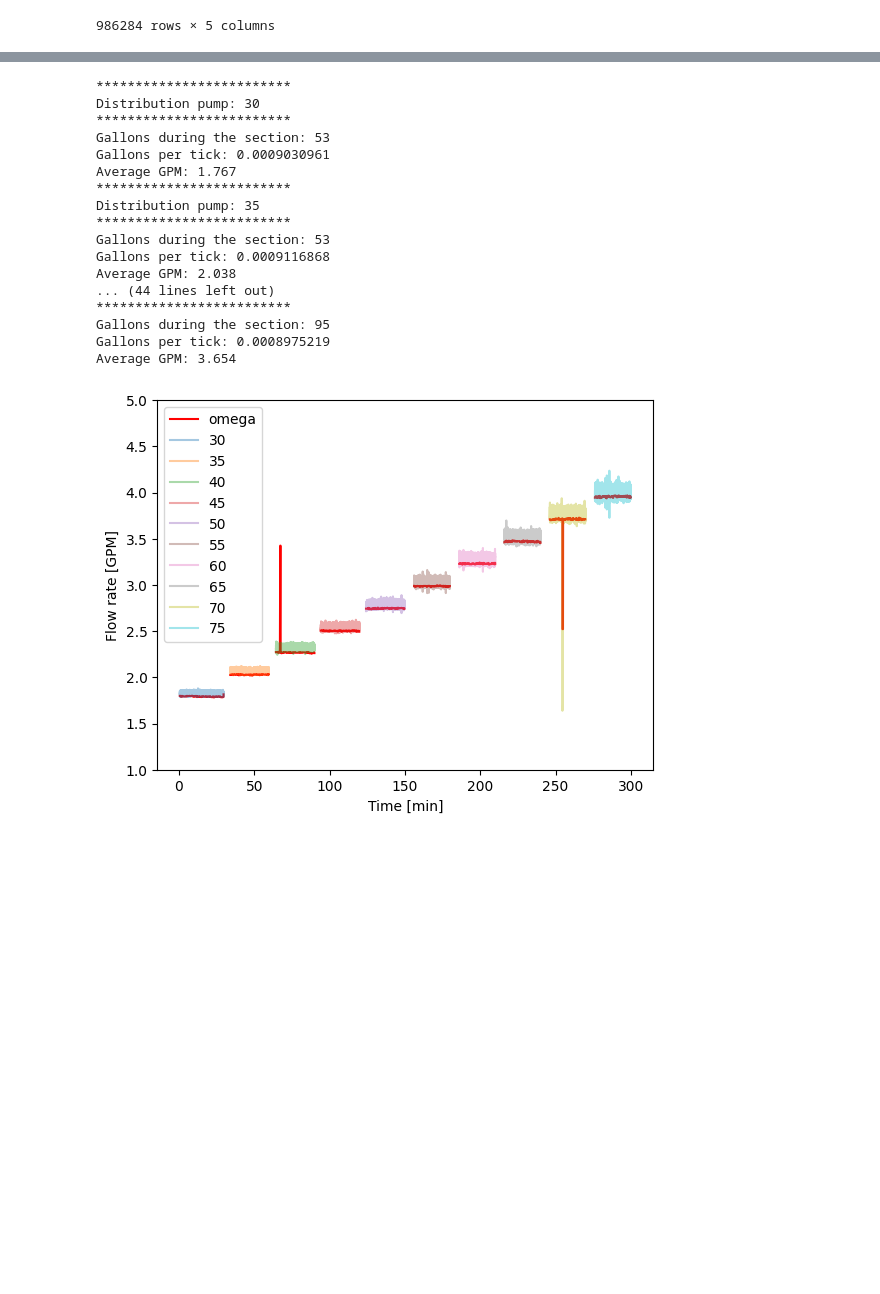
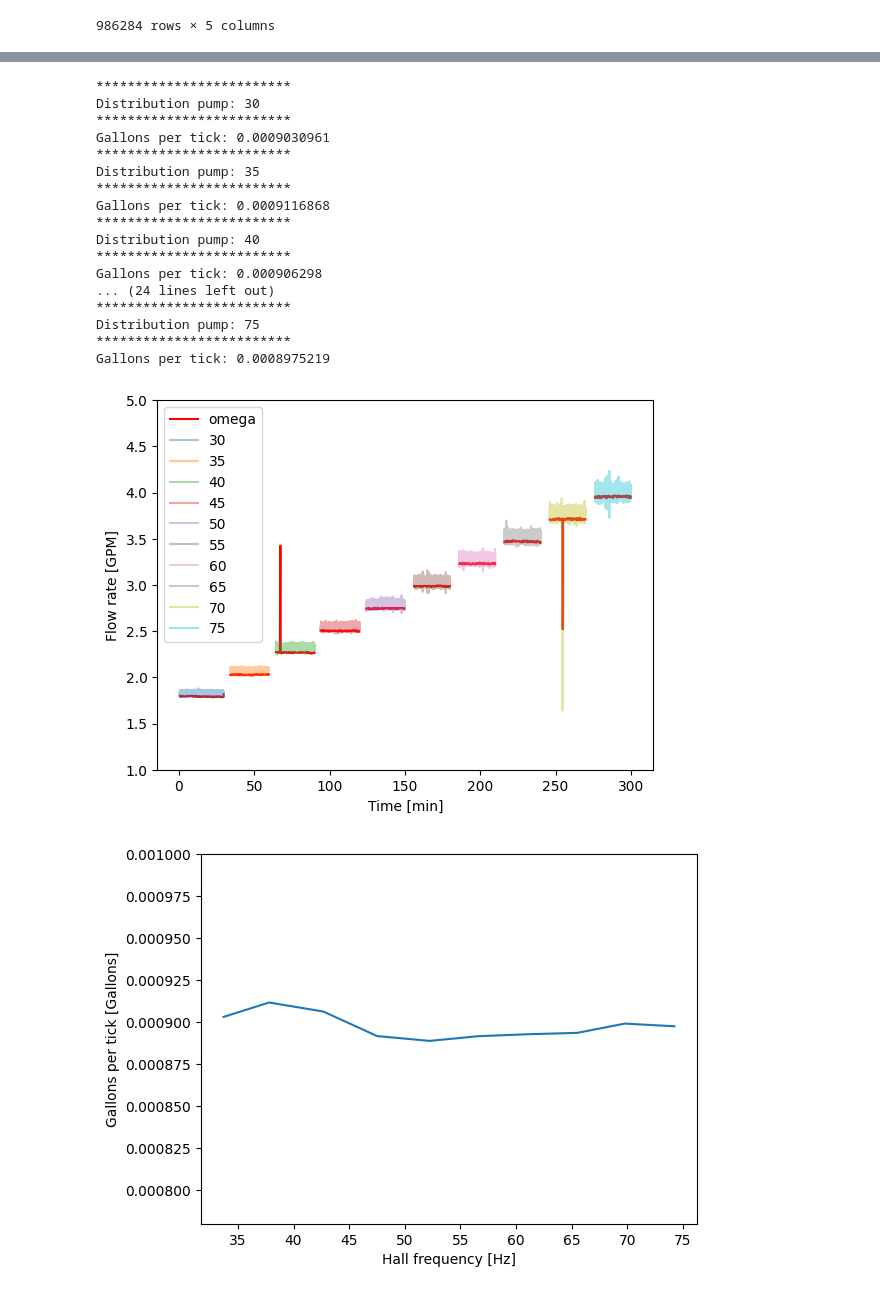
Before and after one commit to thdfw/gwks, a Jupyter notebook: pico/flowmeter/flow_data_analysis/simple_analysis.ipynb, the cells around one changed output, grey strips where cells are left out. Saved outputs shown, nothing was run; the diff lists cells and outputs as text; code cells hidden in the pictures; blank space fills up the shorter version.

```diff
--- a/pico/flowmeter/flow_data_analysis/simple_analysis.ipynb
+++ b/pico/flowmeter/flow_data_analysis/simple_analysis.ipynb
@@ -131,11 +148,14 @@ for section in range(10):
 
     # Count the gallons per tick
     gallons = len(df[df.sensor=='Omega'])
-    print(f'Gallons during the section: {round(gallons,1)}')
+    #print(f'Gallons during the section: {round(gallons,1)}')
     hall_gallons_per_tick = gallons / len(df[df.sensor=='Hall'])
     print(f'Gallons per tick: {round(hall_gallons_per_tick,10)}')
-    average = gallons/30 if min_time<30 else gallons/26
-    print(f'Average GPM: {round(average,3)}')
+    #print(f"Average GPM: {round(60*np.mean(df[df.sensor=='Omega'].omega_frequency),2)}")
+
+    # Get average frequency
+    #print(f"Average hall frequency: {round(np.mean(df[df.sensor=='Hall'].hall_frequency),3)}")
+    #print(f"Average omega frequency: {round(np.mean(df[df.sensor=='Omega'].omega_frequency),3)}")
 
     # Compute GPM
     df['hall_GPM'] = df['hall_frequency'] * hall_gallons_per_tick * 60
@@ -152,24 +172,35 @@ for section in range(10):
     plt.ylim([1,5])
     plt.legend()
 
-plt.savefig('plot.png', dpi=200)
+    #plt.savefig('plot.png', dpi=200)
 plt.show()
 # %% [output]
 *************************
 Distribution pump: 30
 *************************
-Gallons during the section: 53
 Gallons per tick: 0.0009030961
-Average GPM: 1.767
 *************************
 Distribution pump: 35
 *************************
-Gallons during the section: 53
 Gallons per tick: 0.0009116868
-Average GPM: 2.038
-... (44 lines left out)
 *************************
-Gallons during the section: 95
+Distribution pump: 40
+*************************
+Gallons per tick: 0.000906298
+... (24 lines left out)
+*************************
+Distribution pump: 75
+*************************
 Gallons per tick: 0.0008975219
-Average GPM: 3.654
 [figure]
+# %%
+# Regression
+freqs = [33.711, 37.806, 42.673, 47.514, 52.222, 56.611, 61.076, 65.504, 69.776, 74.238]
+ticks = [0.0009030961, 0.0009116868, 0.000906298, 0.0008916935, 0.0008888221, 0.0008916298, 0.0008927958, 0.0008936075, 0.0008991244, 0.0008975219]
+plt.plot(freqs,ticks)
+plt.ylim([0.00078,0.001])
+plt.xlabel('Hall frequency [Hz]')
+plt.ylabel('Gallons per tick [Gallons]')
+plt.show()
+# %% [output]
+[figure, added]
```
Also changed, not shown: parts of 3 cells of this notebook.
